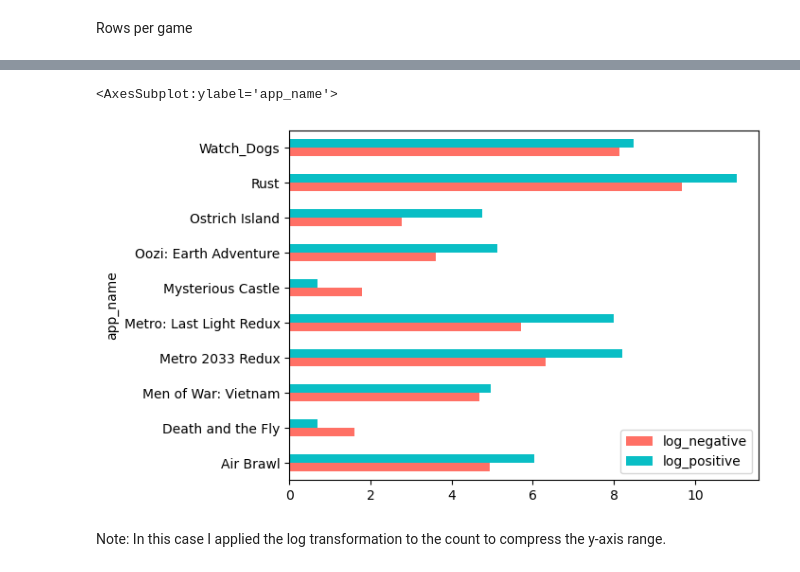
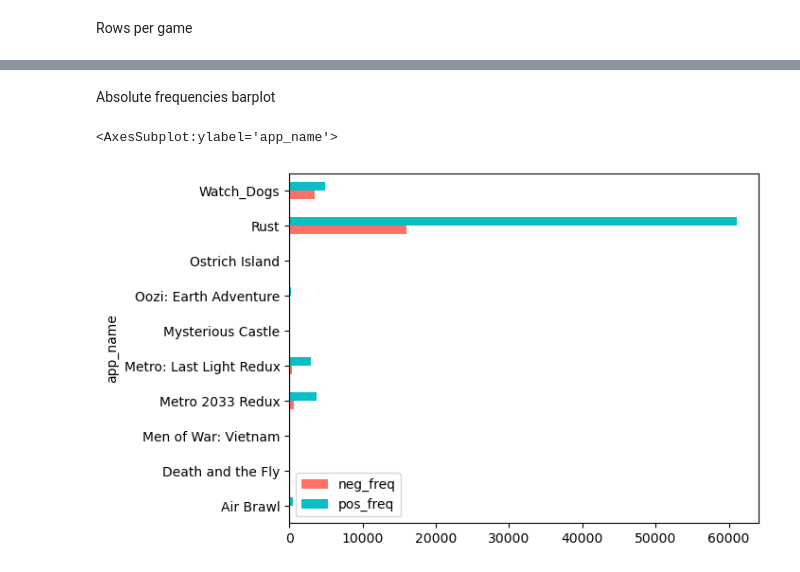
Before and after one commit to LuisFerTR/steam_reviews_classifier, a Jupyter notebook: steam-reviews-classifier.ipynb, the cells around one changed output, grey strips where cells are left out. Saved outputs shown, nothing was run; the diff lists cells and outputs as text; code cells hidden in the pictures.

Commit message:
Absolute and relative frequencies barplots

```diff
--- a/steam-reviews-classifier.ipynb
+++ b/steam-reviews-classifier.ipynb
@@ -136,0 +87,20 @@ games_reviews_count
+# %%
+import numpy as np
+
+
+neg_freq = games_data.groupby('app_name').apply(lambda x: (x['review_score']==-1).sum()).reset_index(name='neg_freq')
+pos_freq = games_data.groupby('app_name').apply(lambda x: (x['review_score']==1).sum()).reset_index(name='pos_freq')
+
+# Joining absolute frequencies columns
+games_reviews_freqs = neg_freq.join(pos_freq['pos_freq'])
+
+neg_rel_freq = games_reviews_freqs.groupby('app_name').apply(lambda x: x['neg_freq']/(x['neg_freq'] + x['pos_freq'])).reset_index(name='neg_rel_freq')
+pos_rel_freq = games_reviews_freqs.groupby('app_name').apply(lambda x: x['pos_freq']/(x['neg_freq'] + x['pos_freq'])).reset_index(name='pos_rel_freq')
+
+# Joining relative frequencies columns
+games_reviews_rel_freqs = neg_rel_freq.join(pos_rel_freq['pos_rel_freq'])
+games_reviews_rel_freqs = games_reviews_rel_freqs.loc[:, games_reviews_rel_freqs.columns != 'level_1']
+
+# Joining absolute frequency columns and relative frequency columns
+games_reviews_freqs = games_reviews_freqs.join(games_reviews_rel_freqs[['neg_rel_freq', 'pos_rel_freq']])
+games_reviews_freqs
@@ -137,7 +119,7 @@ games_reviews_count
+# %% [markdown]
+Absolute frequencies barplot
 # %%
-games_reviews_count.plot(x="app_name", y=["log_negative", "log_positive"], kind="barh", color=["#FF7065", "#09BEC5"])
+games_reviews_freqs.plot(x="app_name", y=["neg_freq", "pos_freq"], kind="barh", color=["#FF7065", "#09BEC5"])
 # %% [output]
 <AxesSubplot:ylabel='app_name'>
-[figure, old version]
+[figure, new version]
-# %% [markdown]
-Note: In this case I applied the log transformation to the count to compress the y-axis range.
```
Also changed, not shown: parts of 9 cells of this notebook.
